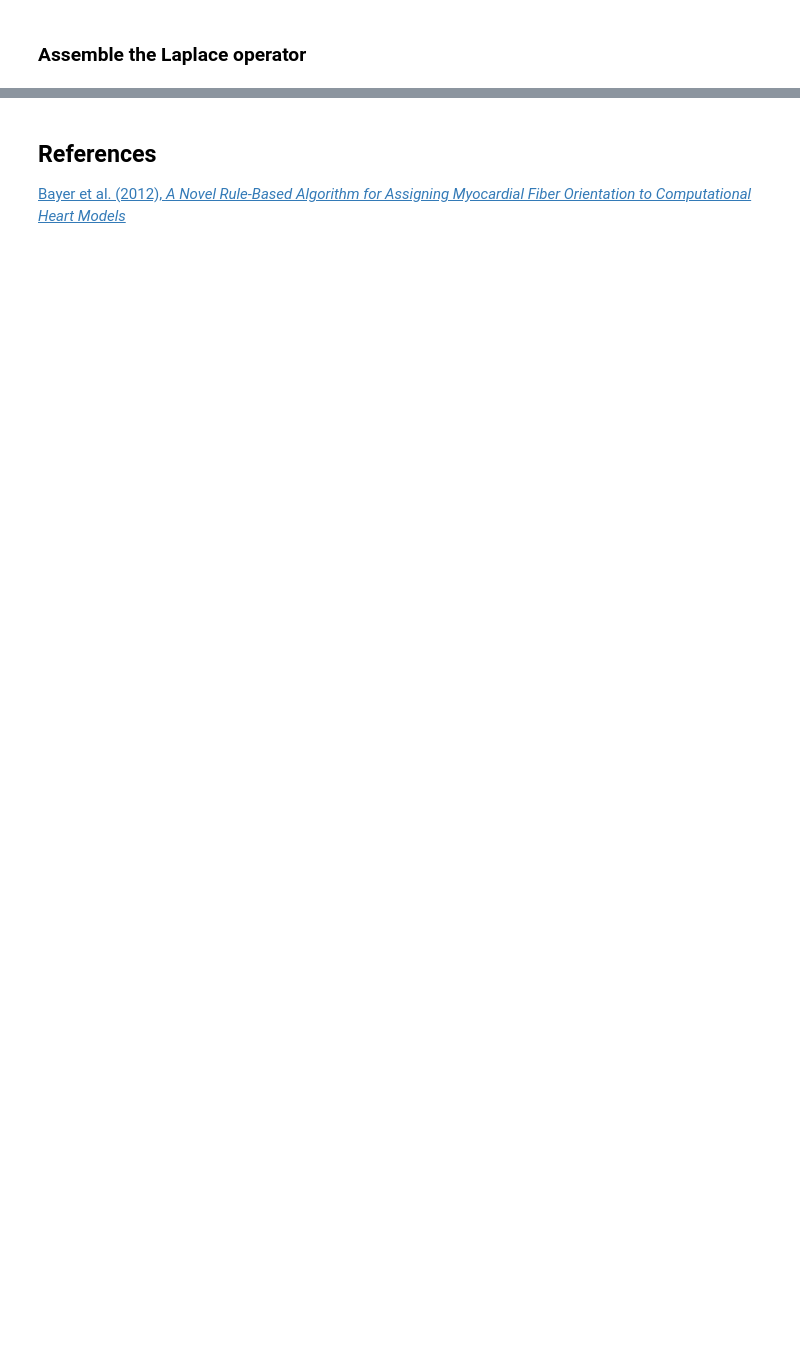
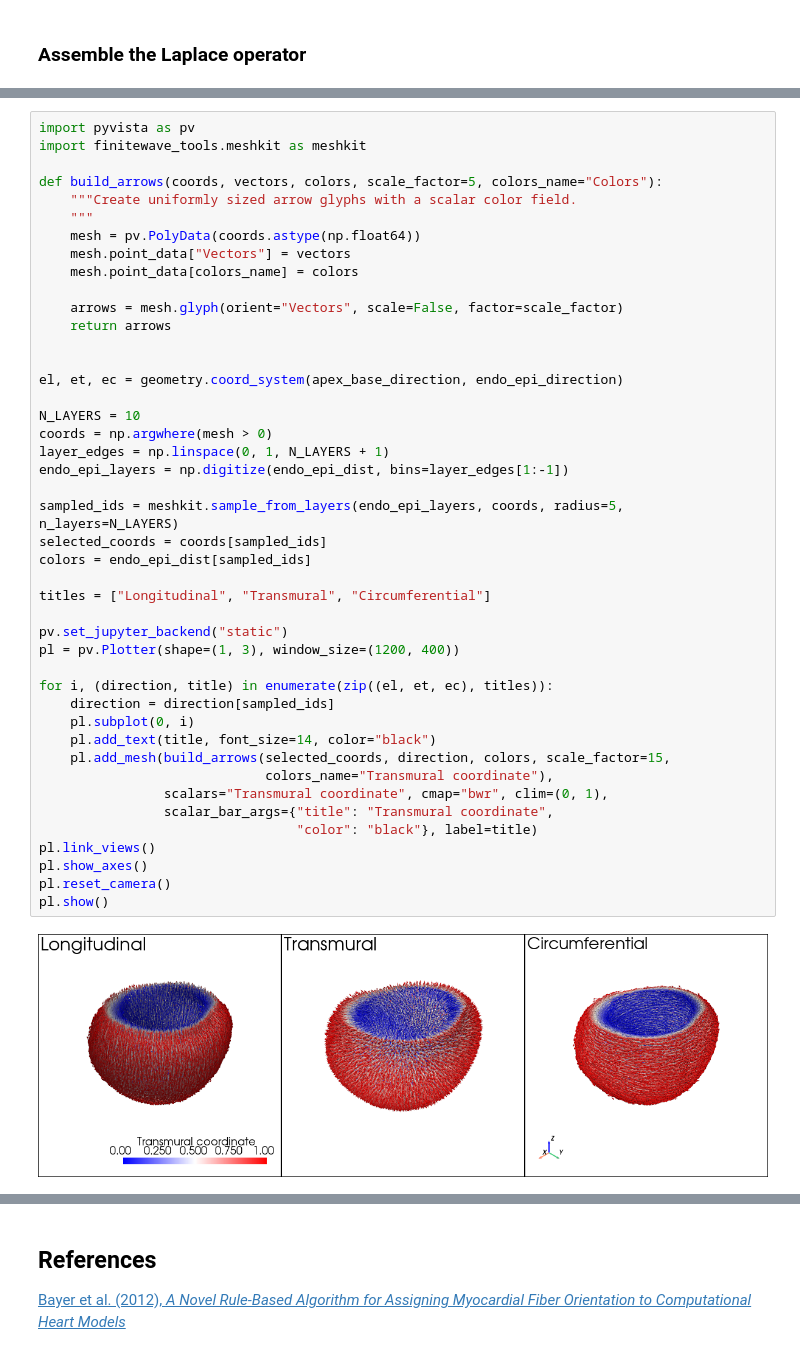
Before and after one commit to finitewave/Finitewave-Tools, a Jupyter notebook: Tutorials/Left Ventricle Fibers.ipynb, the cells around one changed output, grey strips where cells are left out. Cells and saved outputs as stored; diff of their text form; blank space fills up the shorter version.

```diff
--- a/Tutorials/Left Ventricle Fibers.ipynb
+++ b/Tutorials/Left Ventricle Fibers.ipynb
@@ -445,3 +300,49 @@ pl.show()
+# %%
+import pyvista as pv
+import finitewave_tools.meshkit as meshkit
+
+def build_arrows(coords, vectors, colors, scale_factor=5, colors_name="Colors"):
+    """Create uniformly sized arrow glyphs with a scalar color field.
+    """
+    mesh = pv.PolyData(coords.astype(np.float64))
+    mesh.point_data["Vectors"] = vectors
+    mesh.point_data[colors_name] = colors
+
+    arrows = mesh.glyph(orient="Vectors", scale=False, factor=scale_factor)
+    return arrows
+
+
+el, et, ec = geometry.coord_system(apex_base_direction, endo_epi_direction)
+
+N_LAYERS = 10
+coords = np.argwhere(mesh > 0)
+layer_edges = np.linspace(0, 1, N_LAYERS + 1)
+endo_epi_layers = np.digitize(endo_epi_dist, bins=layer_edges[1:-1])
+
+sampled_ids = meshkit.sample_from_layers(endo_epi_layers, coords, radius=5, n_layers=N_LAYERS)
+selected_coords = coords[sampled_ids]
+colors = endo_epi_dist[sampled_ids]
+
+titles = ["Longitudinal", "Transmural", "Circumferential"]
+
+pv.set_jupyter_backend("static")
+pl = pv.Plotter(shape=(1, 3), window_size=(1200, 400))
+
+for i, (direction, title) in enumerate(zip((el, et, ec), titles)):
+    direction = direction[sampled_ids]
+    pl.subplot(0, i)
+    pl.add_text(title, font_size=14, color="black")
+    pl.add_mesh(build_arrows(selected_coords, direction, colors, scale_factor=15,
+                             colors_name="Transmural coordinate"),
+                scalars="Transmural coordinate", cmap="bwr", clim=(0, 1),
+                scalar_bar_args={"title": "Transmural coordinate",
+                                 "color": "black"}, label=title)
+pl.link_views()
+pl.show_axes()
+pl.reset_camera()
+pl.show()
+# %% [output]
+[figure, added]
 # %% [markdown]
 ## 7. Generate fibers
 
```
Also changed, not shown: parts of 17 cells of this notebook, 26 other files.
